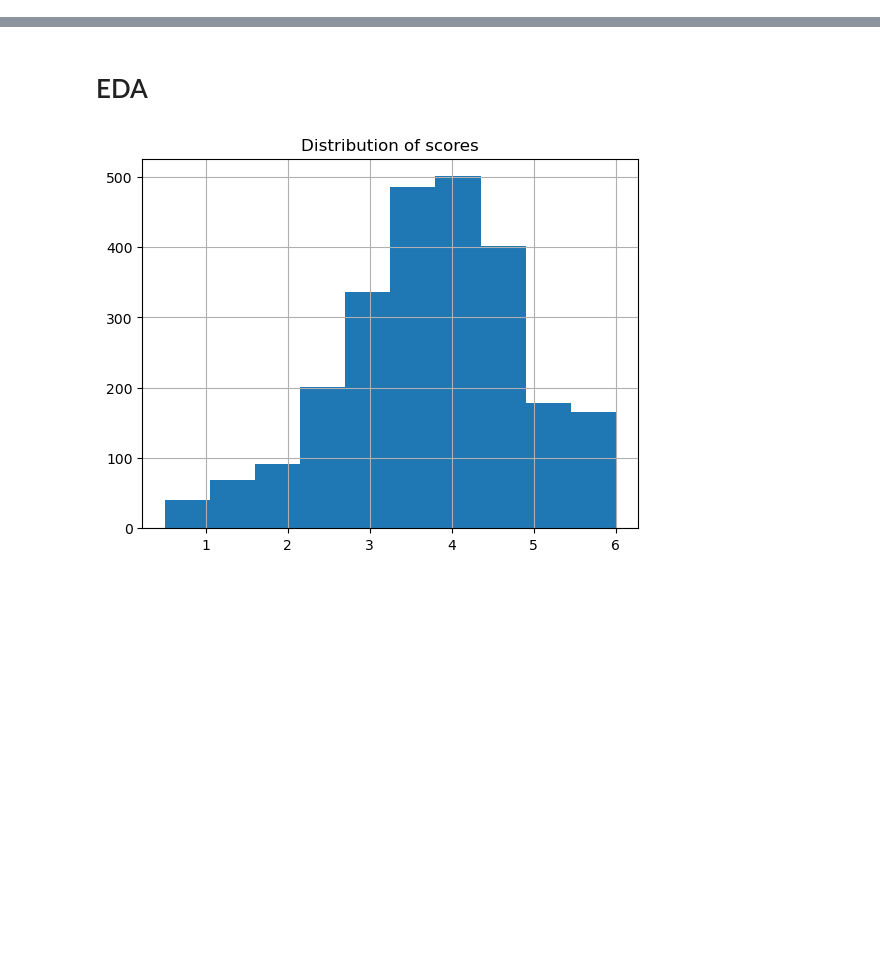
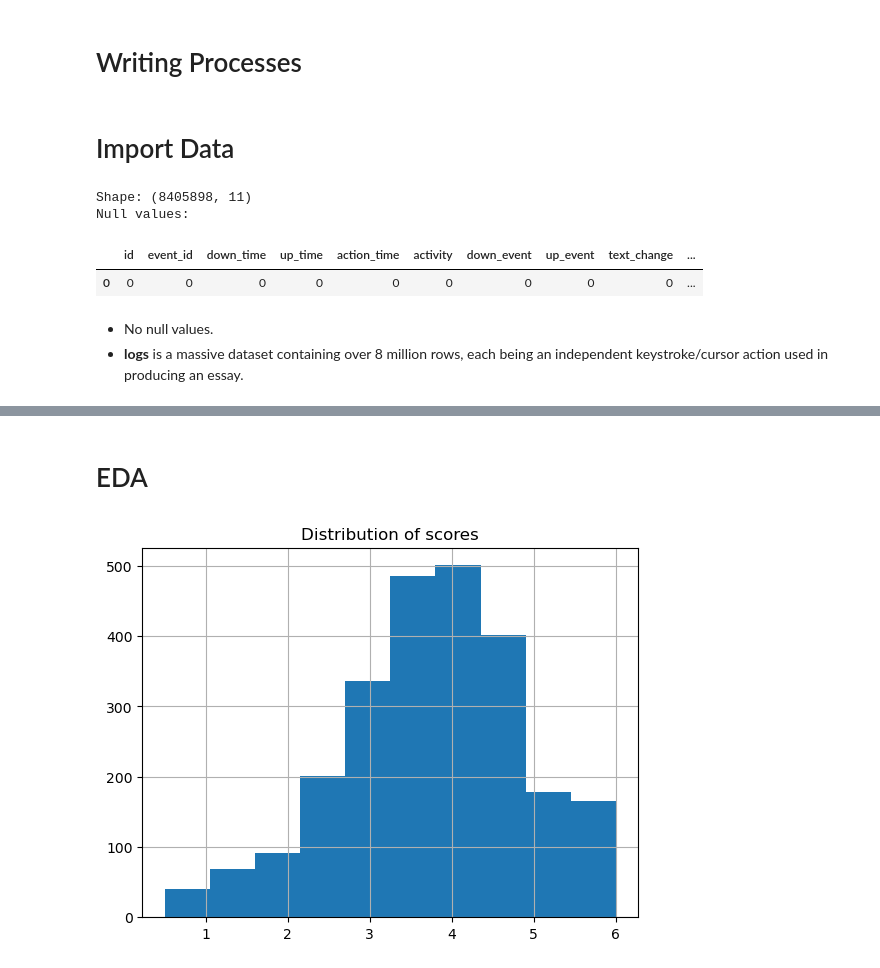
Before and after one commit to heefjones/writing_processes, a Jupyter notebook: pipeline.ipynb, the cells around one changed output, grey strips where cells are left out. Drawn from its saved outputs; the diff is of its cells as text; code cells hidden in the pictures; blank space fills up the shorter version.

```diff
--- a/pipeline.ipynb
+++ b/pipeline.ipynb
@@ -3,11 +0,0 @@
-# %%
-import pandas as pd
-import numpy as np
-
-import matplotlib.pyplot as plt
-import seaborn as sns
-
-# set display max cols to 100
-pd.set_option('display.max_columns', 100)
-
-random_state = 0
@@ -21,0 +1,2 @@ sample = pd.read_csv(root + 'sample_submission.csv')
+# %% [markdown]
+# Writing Processes
@@ -21,0 +5,20 @@ sample = pd.read_csv(root + 'sample_submission.csv')
+# %% [markdown]
+# Import Data
+# %%
+# root dir
+root = 'data/'#'/kaggle/input/linking-writing-processes-to-writing-quality/'
+
+# load in features and labels
+logs = pd.read_csv(root + 'train_logs.csv')
+scores = pd.read_csv(root + 'train_scores.csv')
+
+# check shape and nulls
+show_shape_and_nulls(logs)
+# %% [output]
+Shape: (8405898, 11)
+Null values:
+|  | id | event_id | down_time | up_time | action_time | activity | down_event | up_event | text_change | ... |
+| 0 | 0 | 0 | 0 | 0 | 0 | 0 | 0 | 0 | 0 | ... |
+# %% [markdown]
+- No null values.
+- __logs__ is a massive dataset containing over 8 million rows, each being an independent keystroke/cursor action used in producing an essay.
```
Also changed, not shown: parts of 27 cells of this notebook, 2 other files.
